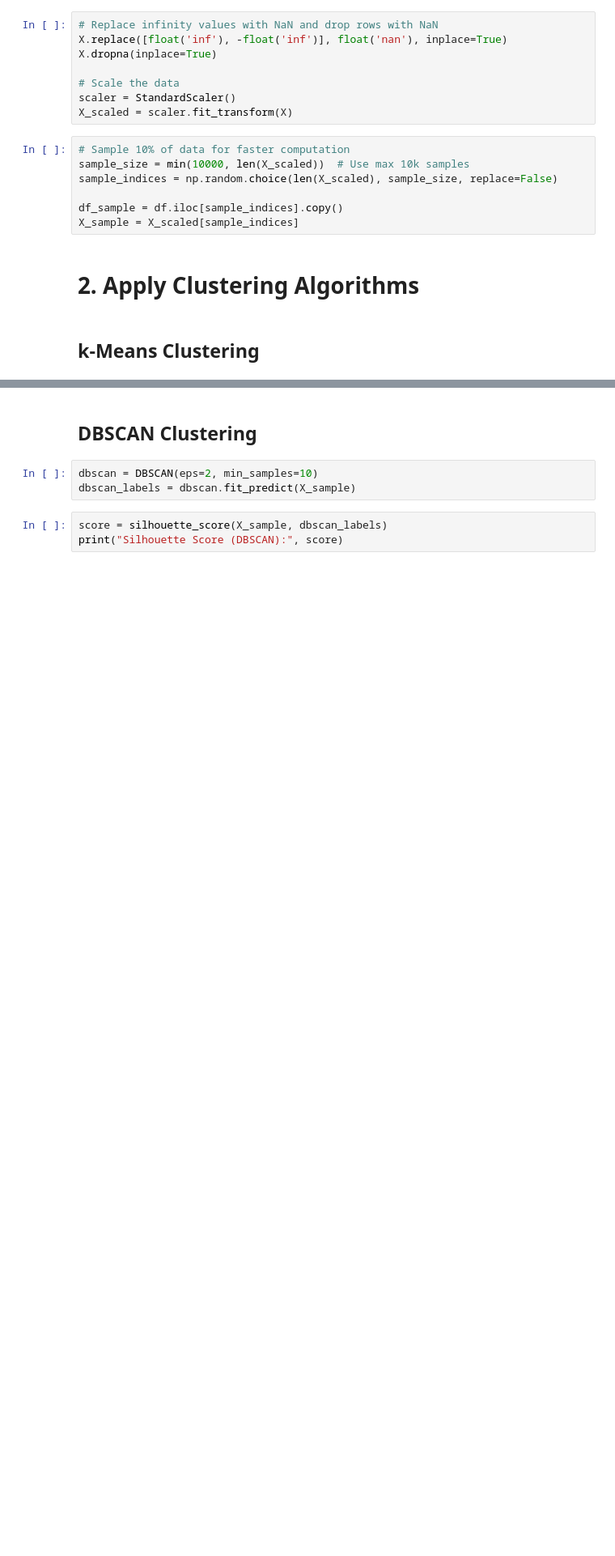
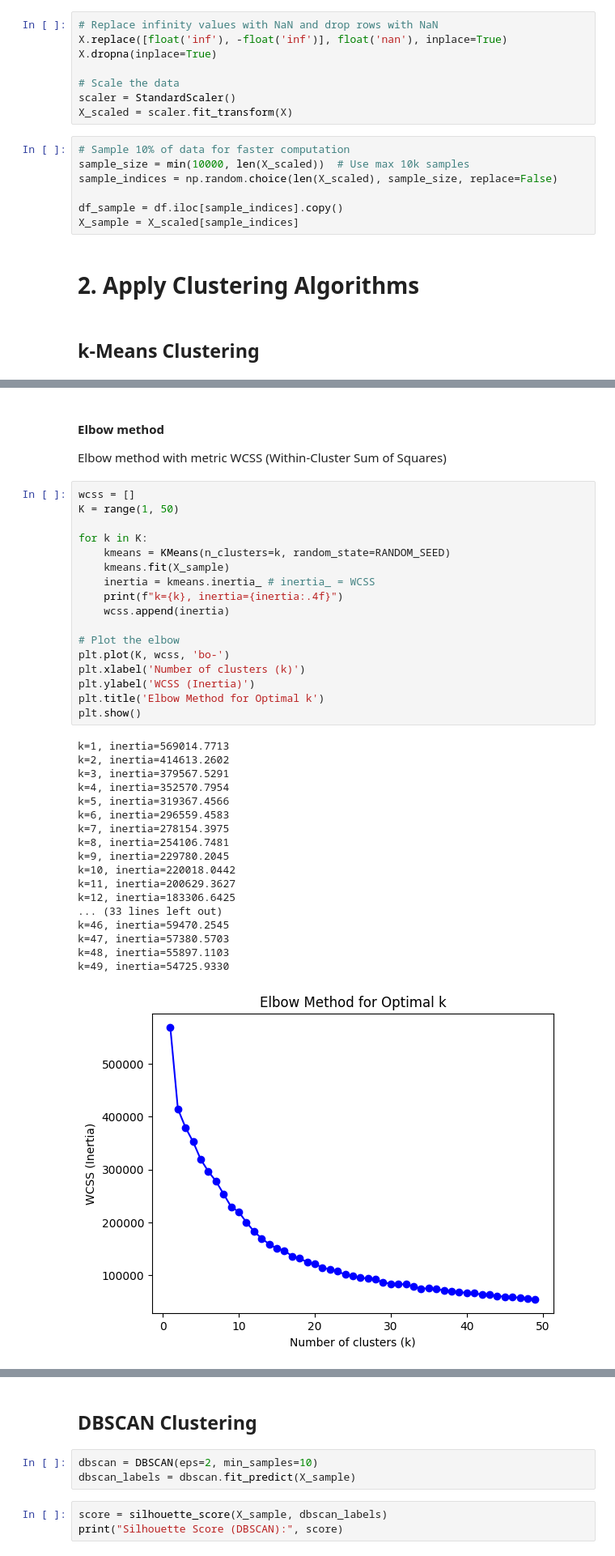
Before and after one commit to FarrelAD/CIC-IDS-2017-Clustering-Case-Study, a Jupyter notebook: notebook.ipynb, the cells around one changed output, grey strips where cells are left out. Shown at 81% size. Drawn from its saved outputs; the diff is of its cells as text; blank space fills up the shorter version.

```diff
--- a/notebook.ipynb
+++ b/notebook.ipynb
@@ -169,0 +170,40 @@ X_sample = X_scaled[sample_indices]
+# %% [markdown]
+#### Elbow method
+
+Elbow method with metric WCSS (Within-Cluster Sum of Squares)
+# %%
+wcss = []
+K = range(1, 50)
+
+for k in K:
+    kmeans = KMeans(n_clusters=k, random_state=RANDOM_SEED)
+    kmeans.fit(X_sample)
+    inertia = kmeans.inertia_ # inertia_ = WCSS
+    print(f"k={k}, inertia={inertia:.4f}")
+    wcss.append(inertia)
+
+# Plot the elbow
+plt.plot(K, wcss, 'bo-')
+plt.xlabel('Number of clusters (k)')
+plt.ylabel('WCSS (Inertia)')
+plt.title('Elbow Method for Optimal k')
+plt.show()
+# %% [output]
+k=1, inertia=569014.7713
+k=2, inertia=414613.2602
+k=3, inertia=379567.5291
+k=4, inertia=352570.7954
+k=5, inertia=319367.4566
+k=6, inertia=296559.4583
+k=7, inertia=278154.3975
+k=8, inertia=254106.7481
+k=9, inertia=229780.2045
+k=10, inertia=220018.0442
+k=11, inertia=200629.3627
+k=12, inertia=183306.6425
+... (33 lines left out)
+k=46, inertia=59470.2545
+k=47, inertia=57380.5703
+k=48, inertia=55897.1103
+k=49, inertia=54725.9330
+[figure, added]
```
Also changed, not shown: parts of 14 cells of this notebook.
